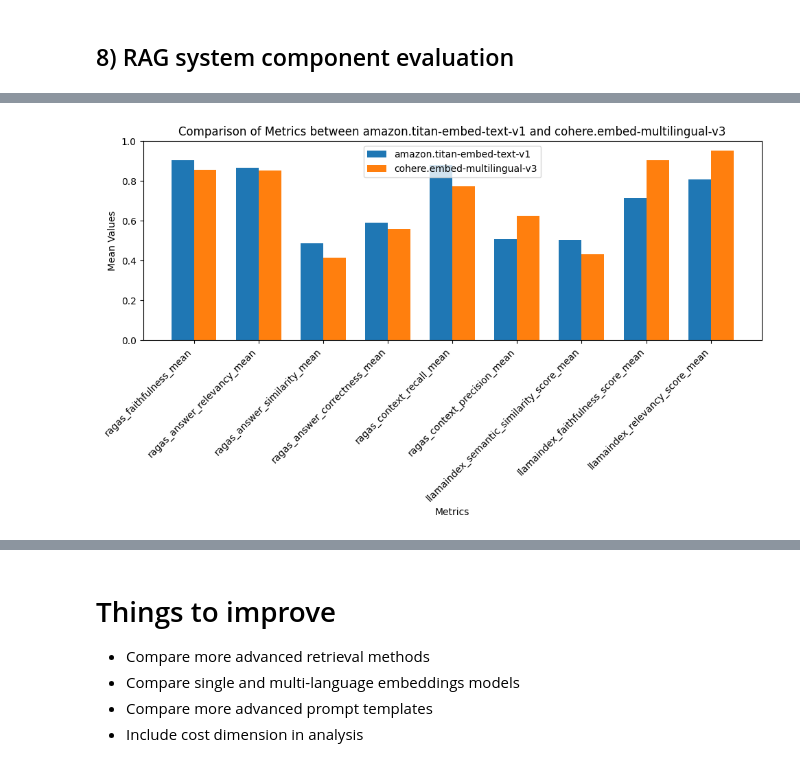
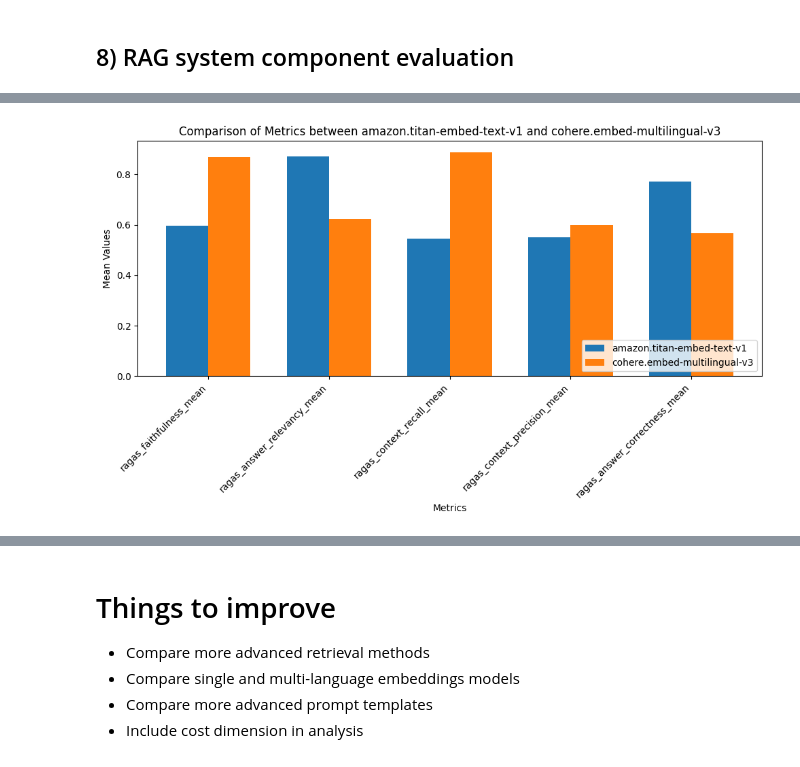
Before and after one commit to fhuthmacher/aws-rag-system-eval, a Jupyter notebook: RAG-System-Eval-DeepDive-mlflow.ipynb, the cells around one changed output, grey strips where cells are left out. Cells and saved outputs as stored; diff of their text form; code cells hidden in the pictures.

```diff
--- a/RAG-System-Eval-DeepDive-mlflow.ipynb
+++ b/RAG-System-Eval-DeepDive-mlflow.ipynb
@@ -206,7 +243,10 @@ if os.environ['MLFLOW_TRACKING_ENABLED'] == 'True':
     rag_experiment = mlflow_client.search_experiments(
         filter_string="tags.`project_name` = 'rag-eval'"
     )
+    # check length of mlflow.store.entities.paged_list.PagedList
     # if experiment does not exist yet, create it
     if len(rag_experiment) == 0:
-        llm_experiment = mlflow_client.create_experiment(name=experiment_name, tags=experiment_tags)
-    print(rag_experiment[0])
+        rag_experiment = mlflow_client.create_experiment(name=experiment_name, tags=experiment_tags)
+        print(rag_experiment)
+else:
+    experiment_name = 'not_tracked'
@@ -280,7 +320,7 @@ for row in qa_dataset.itertuples():
     item = {
         'prompt': str(row[1]['Question']),
         'context': str(row[1]['Context']),
-        'output': str(row[1]['Answer']['question_answer']),
+        'output': '<question_answer>' + str(row[1]['Answer']['question_answer']) + '</question_answer>',
         'page': str(row[1]['Page'])
     }
     prompts.append(item)
@@ -1640,8 +2195,8 @@ llamaindex_relevancy_score_mean: 0.8095238095238095
 # %%
-## 2b. Create RAG system with cohere.embed-multilingual-v3
+# 8.3.2 Create RAG system with cohere.embed-multilingual-v3
 from langchain.embeddings import BedrockEmbeddings
 
-token_text_splitter = TokenTextSplitter(chunk_size=128, chunk_overlap=64)
+token_text_splitter = TokenTextSplitter(chunk_size=350, chunk_overlap=16)
 token_text_list = token_text_splitter.split_documents(documents)
 print("TokenTextSplitter split documents in to " + str(len(token_text_list)) + " chunks.\n")
 
@@ -1656,9 +2211,9 @@ rag_system_details = {
     "vector_store": "",
     "llm": llm01,
     "kb_id": "",
-    "splitter_name": "TokenTextSplitter",
+    "splitter_name": "TokenTextSplitter350",
     "text_chunks": token_text_list,
-    "index_name": "rag-eval-tokentextsplitter_1024",
+    "index_name": "rag-eval-tokentextsplitter_350",
     "index_dimension": 1024,
     "embedding_model_name": 'cohere.embed-multilingual-v3',
     "embedding_model": embedding_model,
@@ -1672,7 +2227,7 @@ rag_system_details = {
     "lambda_mult": 0.5, # Diversity of results returned by MMR, 1 for minimum diversity and 0 for maximum. (Default: 0.5)
 
 }
-run_name, vector_store, qa_chain = create_rag(rag_system_details)
+run_name, vector_store, qa_chain = create_rag(rag_system_details, debug=False)
 
 rag_system_eval_details = {
     "experiment_name": experiment_name,
@@ -1680,5 +2235,6 @@ rag_system_eval_details = {
     "qa_chain": qa_chain,
     "ground_truth": prompts
 }
-ragas_eval_result6 = run_ragas_eval(rag_system_eval_details, rag_system_details)
+
+ragas_eval_resultembedding2,ragas_eval_resultembedding2df = run_ragas_eval(rag_system_eval_details, rag_system_details, debug=False)
 # %% [output]
@@ -1696,36 +2264,35 @@ llamaindex_relevancy_score_mean: 0.9523809523809523
 # %%
-# 2c. Review Embedding model: amazon.titan-embed-text-v1 vs cohere.embed-multilingual-v3 results
+# 8.3.3 Review Embedding model: amazon.titan-embed-text-v1 vs cohere.embed-multilingual-v3 results
 
 import matplotlib.pyplot as plt
 
-# to keep the scale readable, let's filter out LLamaIndex Correctness Score
-# Remove the key from the dictionary and get the removed value
-if 'llamaindex_correctness_score_mean' in ragas_eval_result5:
-    del ragas_eval_result5['llamaindex_correctness_score_mean']
-    del ragas_eval_result6['llamaindex_correctness_score_mean']
-
 # Extract metric names and mean values
-metric_names = list(ragas_eval_result3.keys())
-ragas_eval_result5_means = list(ragas_eval_result5.values())
-ragas_eval_result6_means = list(ragas_eval_result6.values())
+metric_names = list(ragas_eval_resultembedding1.keys())
+ragas_eval_result1_means = list(ragas_eval_resultembedding1.values())
+ragas_eval_result2_means = list(ragas_eval_resultembedding2.values())
 
 # Create comparison chart
 fig, ax = plt.subplots(figsize=(10, 6))
 
 bar_width = 0.35
 index = range(len(metric_names))
 
-bar1 = ax.bar(index, ragas_eval_result5_means, bar_width, label='amazon.titan-embed-text-v1')
-bar2 = ax.bar([i + bar_width for i in index], ragas_eval_result6_means, bar_width, label='cohere.embed-multilingual-v3')
+bar1 = ax.bar(index, ragas_eval_result1_means, bar_width, label='amazon.titan-embed-text-v1')
+bar2 = ax.bar([i + bar_width for i in index], ragas_eval_result2_means, bar_width, label='cohere.embed-multilingual-v3')
 
 ax.set_xlabel('Metrics')
 ax.set_ylabel('Mean Values')
 ax.set_title('Comparison of Metrics between amazon.titan-embed-text-v1 and cohere.embed-multilingual-v3')
 ax.set_xticks([i + bar_width / 2 for i in index])
 ax.set_xticklabels(metric_names, rotation=45, ha='right')
 ax.legend(loc='lower right')
 
 plt.tight_layout()
+
+# Save the figure
+filename = 'embeddingmodels_comparison.png'
+plt.savefig(filename)
+
 plt.show()
 # %% [output]
-[figure, old version]
+[figure, new version]
```
Also changed, not shown: parts of 60 cells of this notebook, 11 other files.
